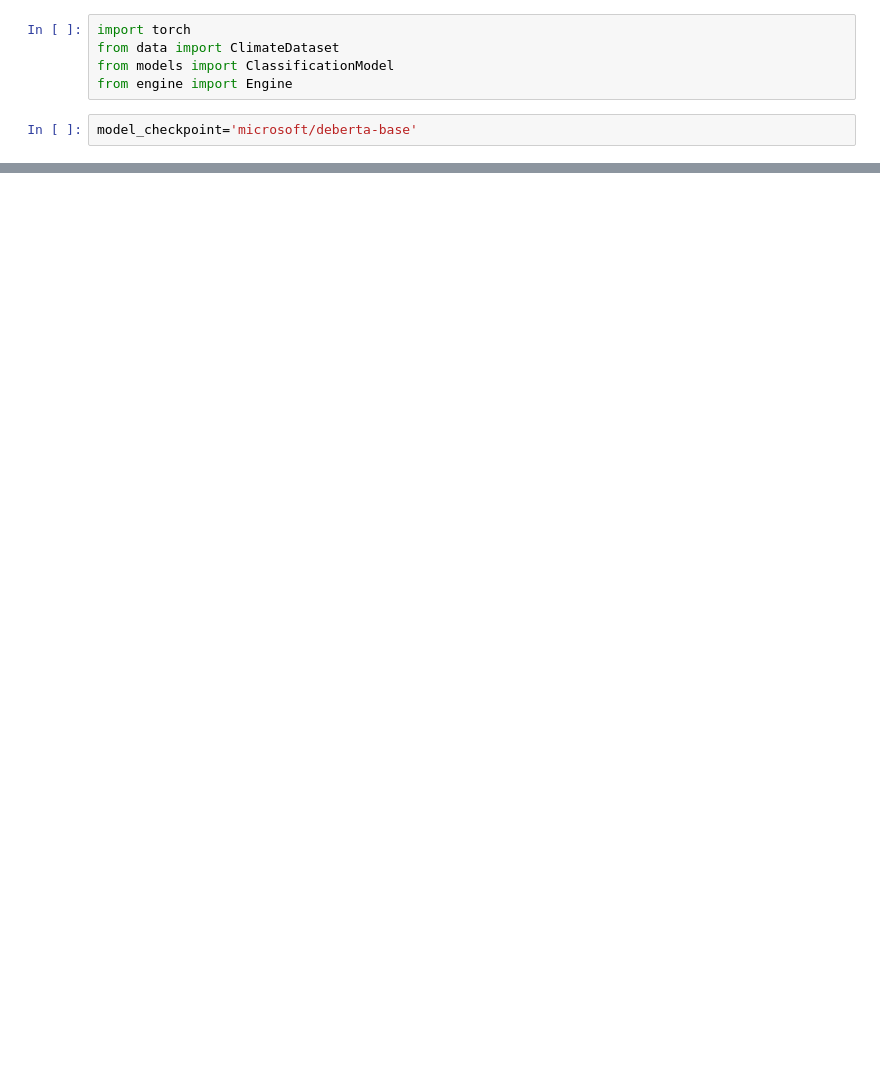
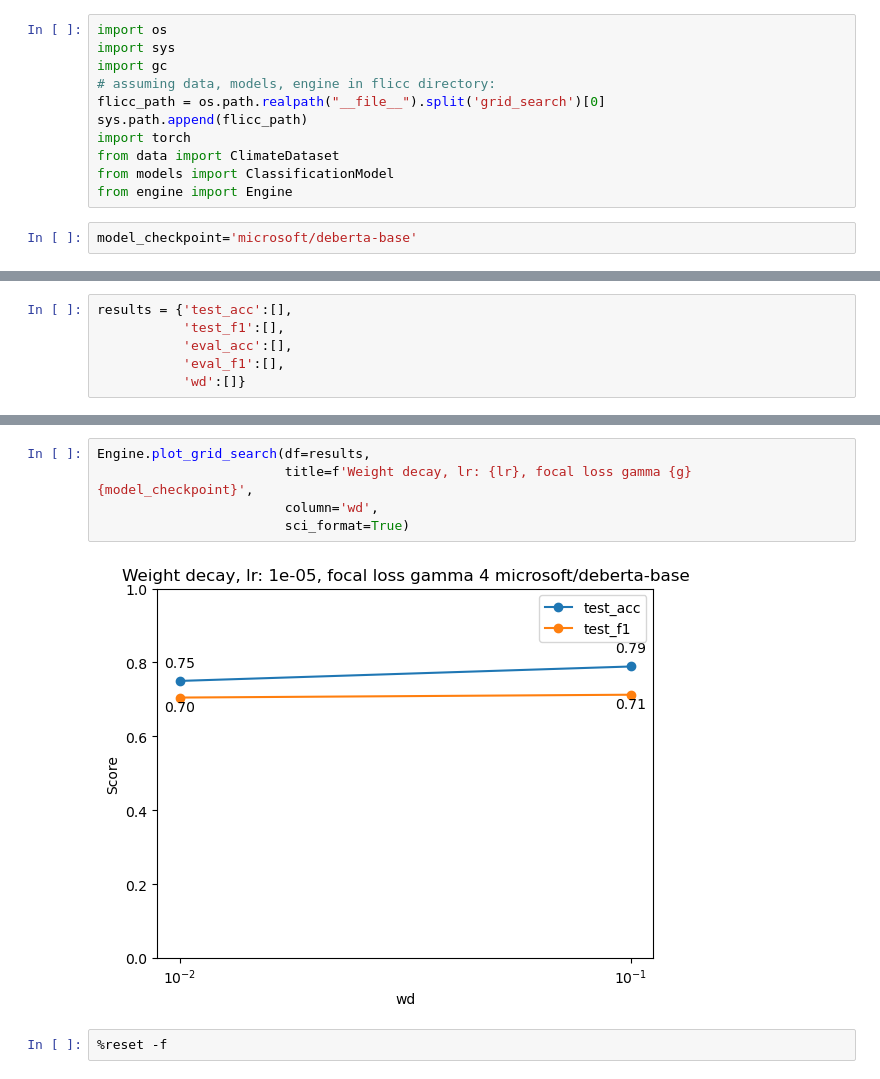
Before and after one commit to fzanart/FLICC, a Jupyter notebook: grid_search/model1/weight_decay/03_Deberta_wd.ipynb, the cells around one changed output, grey strips where cells are left out. Drawn from its saved outputs; the diff is of its cells as text; blank space fills up the shorter version.

Commit message:
results update

```diff
--- a/grid_search/model1/weight_decay/03_Deberta_wd.ipynb
+++ b/grid_search/model1/weight_decay/03_Deberta_wd.ipynb
@@ -1,4 +1,10 @@
 # %%
+import os
+import sys
+import gc
+# assuming data, models, engine in flicc directory:
+flicc_path = os.path.realpath("__file__").split('grid_search')[0]
+sys.path.append(flicc_path)
 import torch
 from data import ClimateDataset
 from models import ClassificationModel
@@ -12 +14,7 @@ results = {'acc':[],
+# %%
+results = {'test_acc':[],
+           'test_f1':[],
+           'eval_acc':[],
+           'eval_f1':[],
+           'wd':[]}
 # %%
@@ -56,0 +95,9 @@ best (higgest macro f1-score) val results:
+# %%
+Engine.plot_grid_search(df=results,
+                        title=f'Weight decay, lr: {lr}, focal loss gamma {g} {model_checkpoint}',
+                        column='wd',
+                        sci_format=True)
+# %% [output]
+[figure, added]
+# %%
+%reset -f
```
Also changed, not shown: parts of 2 cells of this notebook, 12 other files.
